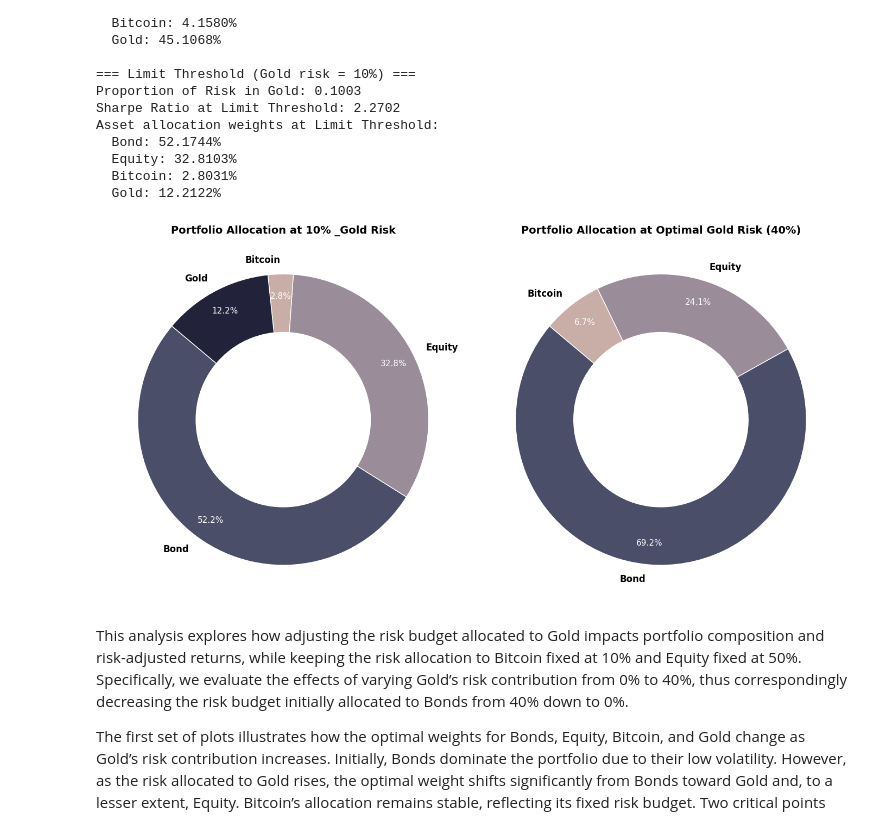
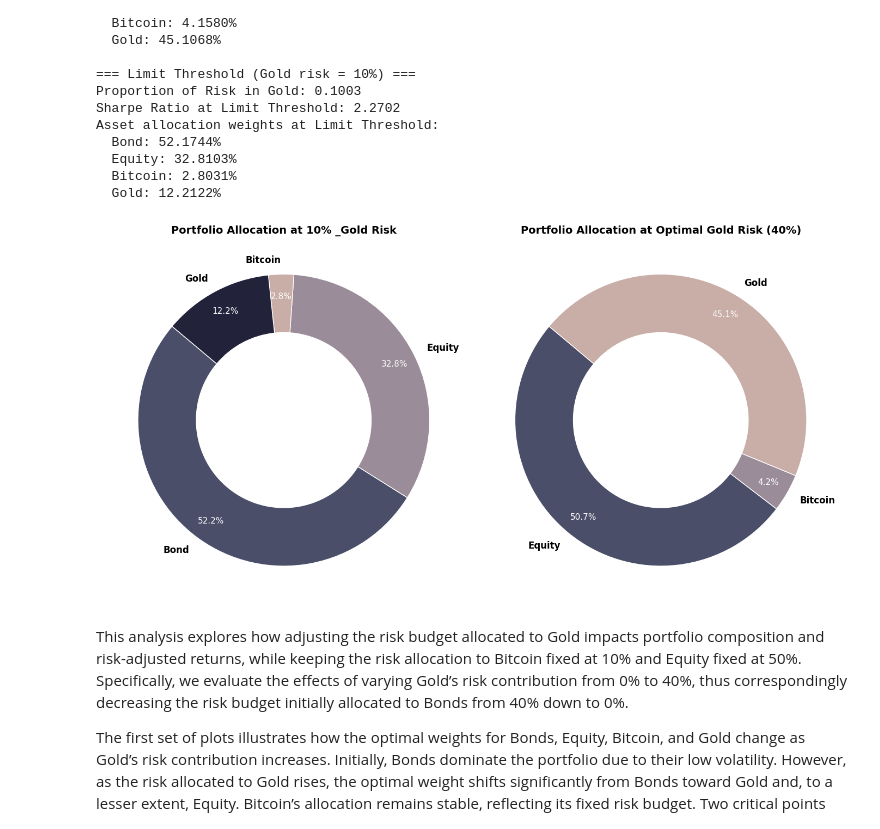
Before and after one commit to gothchico/multi-asset-with-bitcoin, a Jupyter notebook: risk-budgeting-portfolio.ipynb, the cells around one changed output. Drawn from its saved outputs; the diff is of its cells as text; code cells hidden in the pictures.

```diff
--- a/risk-budgeting-portfolio.ipynb
+++ b/risk-budgeting-portfolio.ipynb
@@ -725,6 +724,9 @@ df_weights = df_weights.set_index("Gold Risk Allocation")
 # %%
 limit_row_data = df_weights.loc[0.1]
 limit_row_data_nonzero = limit_row_data[limit_row_data > 0]
+
+optimal_row_data = df_weights.loc[0.4]
+optimal_row_data_nonzero = optimal_row_data[optimal_row_data > 0]
 
 colors = ["#4A4E69", "#9A8C98", "#C9ADA7", "#22223B"]
 
@@ -740,34 +742,34 @@ wedges1, texts1, autotexts1 = axs[0].pie(
     pctdistance=0.85
 )
 
 axs[0].set_title("Portfolio Allocation at 10% _Gold Risk", fontsize=14, fontweight='bold')
 plt.setp(texts1, fontsize=12, fontweight='bold')
 plt.setp(autotexts1, fontsize=11, color='white')
 
 centre_circle1 = plt.Circle((0, 0), 0.60, fc='white')
 axs[0].add_artist(centre_circle1)
 
 wedges2, texts2, autotexts2 = axs[1].pie(
     optimal_row_data_nonzero,
     labels=optimal_row_data_nonzero.index,
     autopct='%1.1f%%',
     startangle=140,
     colors=colors,
     wedgeprops=dict(width=0.4, edgecolor='white'),
     pctdistance=0.85
 )
 
 axs[1].set_title("Portfolio Allocation at Optimal Gold Risk (40%)", fontsize=14, fontweight='bold')
 plt.setp(texts2, fontsize=12, fontweight='bold')
 plt.setp(autotexts2, fontsize=11, color='white')
 
 centre_circle2 = plt.Circle((0, 0), 0.60, fc='white')
 axs[1].add_artist(centre_circle2)
 
 plt.tight_layout()
 plt.show()
 # %% [output]
-[figure, old version]
+[figure, new version]
 # %% [markdown]
 This analysis explores how adjusting the risk budget allocated to Gold impacts portfolio composition and risk-adjusted returns, while keeping the risk allocation to Bitcoin fixed at 10% and Equity fixed at 50%. Specifically, we evaluate the effects of varying Gold’s risk contribution from 0% to 40%, thus correspondingly decreasing the risk budget initially allocated to Bonds from 40% down to 0%.
 
```
Also changed, not shown: parts of 10 cells of this notebook.
